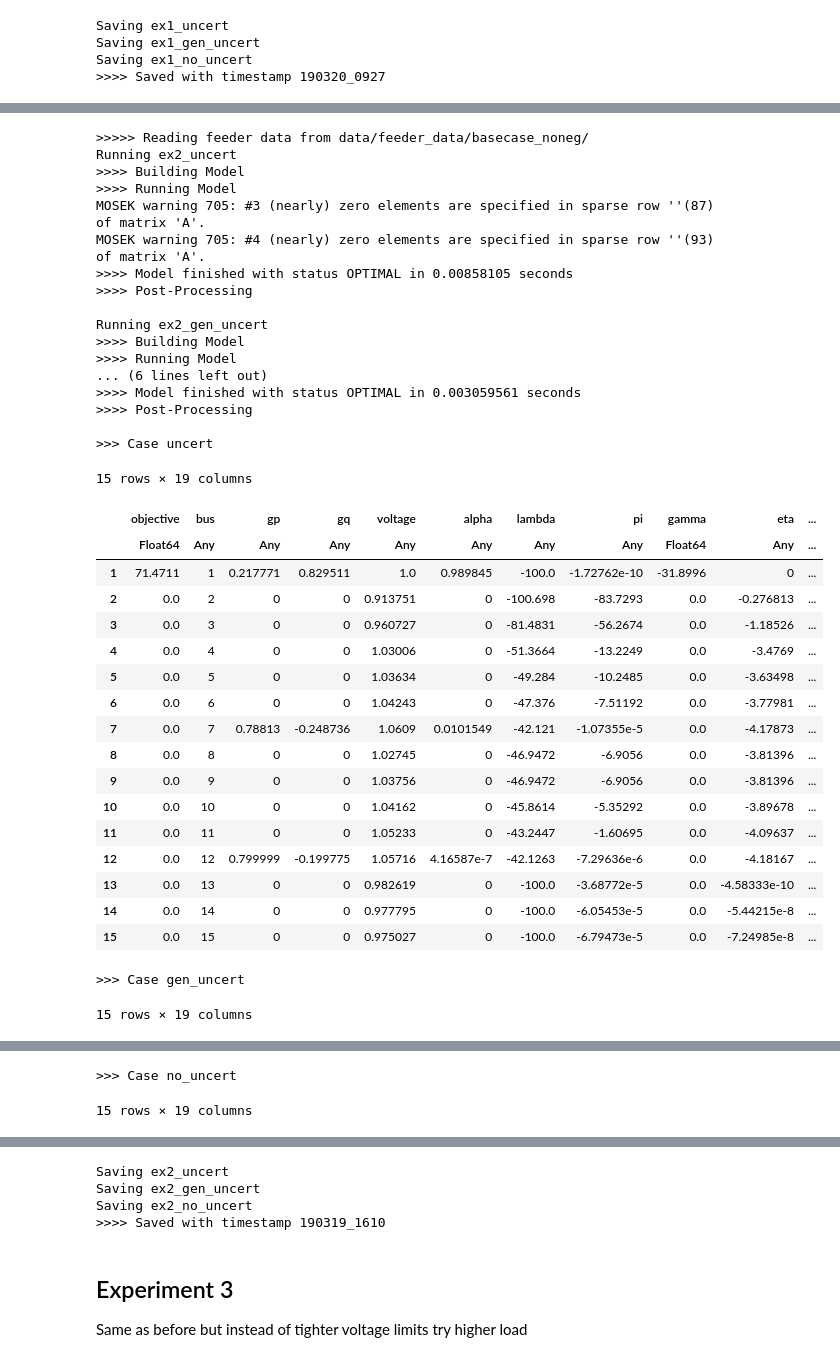
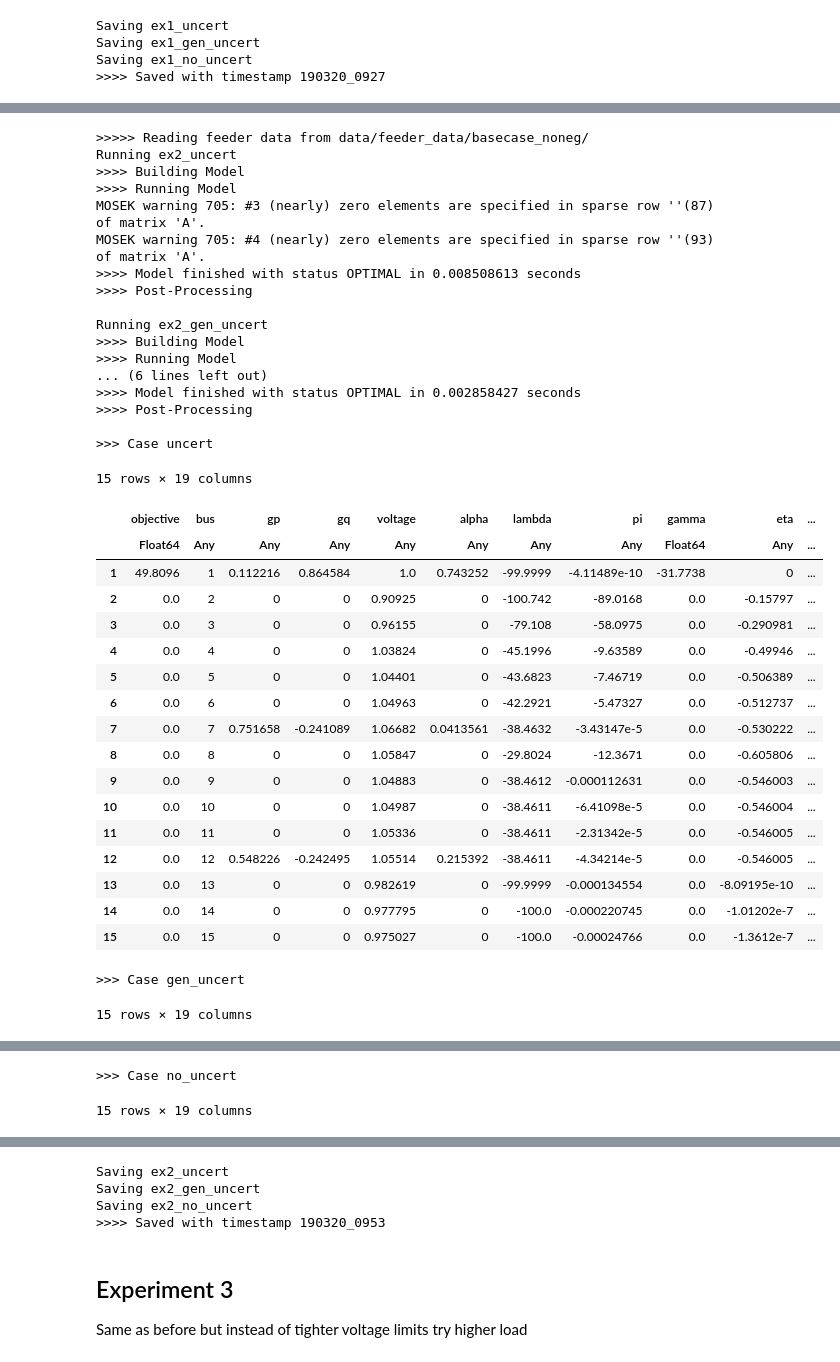
Before and after one commit to mieth-robert/DLMP_uncertainty_CodeSupplement, a Jupyter notebook: case_study.ipynb, the cells around one changed output, grey strips where cells are left out. Saved outputs shown, nothing was run; the diff lists cells and outputs as text; code cells hidden in the pictures.

```diff
--- a/case_study.ipynb
+++ b/case_study.ipynb
@@ -261,7 +265,7 @@ feeder = load_feeder("data/feeder_data/basecase_noneg/")
 # Set up
 relative_std = 0.2
 loads = [b.d_P for b in feeder.buses]
-std_vec = loads .* relative_std
+std_vec = abs.(loads) .* relative_std
 var_vec = std_vec.^2
 Σ = diagm(0 => var_vec)
 
@@ -273,7 +277,7 @@ ex2_general_settings = Dict(
     "z_v" => 2.576,
     "toggle_volt_cc" => false,
     "toggle_gen_cc" => false,
-    "vfac" => 0.03, # decrease upper bound by factor (1-vfac) and increase lower bound by (1+vfac)
+    "vfac" => 0.02, # decrease upper bound by factor (1-vfac) and increase lower bound by (1+vfac)
     "qcfac" => 1,
     "output_level" => 0,
     "Ψ" => 0,
@@ -312,50 +316,50 @@ experiment2["gen_uncert"] = Dict(
 
 # Run
 experiment2 = run_experiment(experiment2)
 
 # Show results
 sleep(.2) # just to ensure correct printing order
 for case in keys(experiment2)
     print(">>> Case $case")
     sleep(.2)
     display(experiment2[case]["results"])
 end
 # %% [output]
 >>>>> Reading feeder data from data/feeder_data/basecase_noneg/
 Running ex2_uncert
 >>>> Building Model
 >>>> Running Model
 MOSEK warning 705: #3 (nearly) zero elements are specified in sparse row ''(87) of matrix 'A'.
 MOSEK warning 705: #4 (nearly) zero elements are specified in sparse row ''(93) of matrix 'A'.
->>>> Model finished with status OPTIMAL in 0.00858105 seconds
+>>>> Model finished with status OPTIMAL in 0.008508613 seconds
 >>>> Post-Processing
 
 Running ex2_gen_uncert
 >>>> Building Model
 >>>> Running Model
 ... (6 lines left out)
->>>> Model finished with status OPTIMAL in 0.003059561 seconds
+>>>> Model finished with status OPTIMAL in 0.002858427 seconds
 >>>> Post-Processing
 
 >>> Case uncert
 15 rows × 19 columns
 |  | objective | bus | gp | gq | voltage | alpha | lambda | pi | gamma | eta | ... |
 |  | Float64 | Any | Any | Any | Any | Any | Any | Any | Float64 | Any | ... |
-| 1 | 71.4711 | 1 | 0.217771 | 0.829511 | 1.0 | 0.989845 | -100.0 | -1.72762e-10 | -31.8996 | 0 | ... |
-| 2 | 0.0 | 2 | 0 | 0 | 0.913751 | 0 | -100.698 | -83.7293 | 0.0 | -0.276813 | ... |
-| 3 | 0.0 | 3 | 0 | 0 | 0.960727 | 0 | -81.4831 | -56.2674 | 0.0 | -1.18526 | ... |
-| 4 | 0.0 | 4 | 0 | 0 | 1.03006 | 0 | -51.3664 | -13.2249 | 0.0 | -3.4769 | ... |
-| 5 | 0.0 | 5 | 0 | 0 | 1.03634 | 0 | -49.284 | -10.2485 | 0.0 | -3.63498 | ... |
-| 6 | 0.0 | 6 | 0 | 0 | 1.04243 | 0 | -47.376 | -7.51192 | 0.0 | -3.77981 | ... |
-| 7 | 0.0 | 7 | 0.78813 | -0.248736 | 1.0609 | 0.0101549 | -42.121 | -1.07355e-5 | 0.0 | -4.17873 | ... |
-| 8 | 0.0 | 8 | 0 | 0 | 1.02745 | 0 | -46.9472 | -6.9056 | 0.0 | -3.81396 | ... |
-| 9 | 0.0 | 9 | 0 | 0 | 1.03756 | 0 | -46.9472 | -6.9056 | 0.0 | -3.81396 | ... |
-| 10 | 0.0 | 10 | 0 | 0 | 1.04162 | 0 | -45.8614 | -5.35292 | 0.0 | -3.89678 | ... |
-| 11 | 0.0 | 11 | 0 | 0 | 1.05233 | 0 | -43.2447 | -1.60695 | 0.0 | -4.09637 | ... |
-| 12 | 0.0 | 12 | 0.799999 | -0.199775 | 1.05716 | 4.16587e-7 | -42.1263 | -7.29636e-6 | 0.0 | -4.18167 | ... |
-| 13 | 0.0 | 13 | 0 | 0 | 0.982619 | 0 | -100.0 | -3.68772e-5 | 0.0 | -4.58333e-10 | ... |
-| 14 | 0.0 | 14 | 0 | 0 | 0.977795 | 0 | -100.0 | -6.05453e-5 | 0.0 | -5.44215e-8 | ... |
-| 15 | 0.0 | 15 | 0 | 0 | 0.975027 | 0 | -100.0 | -6.79473e-5 | 0.0 | -7.24985e-8 | ... |
+| 1 | 49.8096 | 1 | 0.112216 | 0.864584 | 1.0 | 0.743252 | -99.9999 | -4.11489e-10 | -31.7738 | 0 | ... |
+| 2 | 0.0 | 2 | 0 | 0 | 0.90925 | 0 | -100.742 | -89.0168 | 0.0 | -0.15797 | ... |
+| 3 | 0.0 | 3 | 0 | 0 | 0.96155 | 0 | -79.108 | -58.0975 | 0.0 | -0.290981 | ... |
+| 4 | 0.0 | 4 | 0 | 0 | 1.03824 | 0 | -45.1996 | -9.63589 | 0.0 | -0.49946 | ... |
+| 5 | 0.0 | 5 | 0 | 0 | 1.04401 | 0 | -43.6823 | -7.46719 | 0.0 | -0.506389 | ... |
+| 6 | 0.0 | 6 | 0 | 0 | 1.04963 | 0 | -42.2921 | -5.47327 | 0.0 | -0.512737 | ... |
+| 7 | 0.0 | 7 | 0.751658 | -0.241089 | 1.06682 | 0.0413561 | -38.4632 | -3.43147e-5 | 0.0 | -0.530222 | ... |
+| 8 | 0.0 | 8 | 0 | 0 | 1.05847 | 0 | -29.8024 | -12.3671 | 0.0 | -0.605806 | ... |
+| 9 | 0.0 | 9 | 0 | 0 | 1.04883 | 0 | -38.4612 | -0.000112631 | 0.0 | -0.546003 | ... |
+| 10 | 0.0 | 10 | 0 | 0 | 1.04987 | 0 | -38.4611 | -6.41098e-5 | 0.0 | -0.546004 | ... |
+| 11 | 0.0 | 11 | 0 | 0 | 1.05336 | 0 | -38.4611 | -2.31342e-5 | 0.0 | -0.546005 | ... |
+| 12 | 0.0 | 12 | 0.548226 | -0.242495 | 1.05514 | 0.215392 | -38.4611 | -4.34214e-5 | 0.0 | -0.546005 | ... |
+| 13 | 0.0 | 13 | 0 | 0 | 0.982619 | 0 | -99.9999 | -0.000134554 | 0.0 | -8.09195e-10 | ... |
+| 14 | 0.0 | 14 | 0 | 0 | 0.977795 | 0 | -100.0 | -0.000220745 | 0.0 | -1.01202e-7 | ... |
+| 15 | 0.0 | 15 | 0 | 0 | 0.975027 | 0 | -100.0 | -0.00024766 | 0.0 | -1.3612e-7 | ... |
 >>> Case gen_uncert
 15 rows × 19 columns
 |  | objective | bus | gp | gq | voltage | alpha | lambda | pi | gamma | eta | ... |
@@ -400,7 +404,7 @@ save_experiment("experiment2", experiment2)
 Saving ex2_uncert
 Saving ex2_gen_uncert
 Saving ex2_no_uncert
->>>> Saved with timestamp 190319_1610
+>>>> Saved with timestamp 190320_0953
 # %% [markdown]
 ## Experiment 3
 
```
Also changed, not shown: parts of 7 cells of this notebook, 5 other files.
